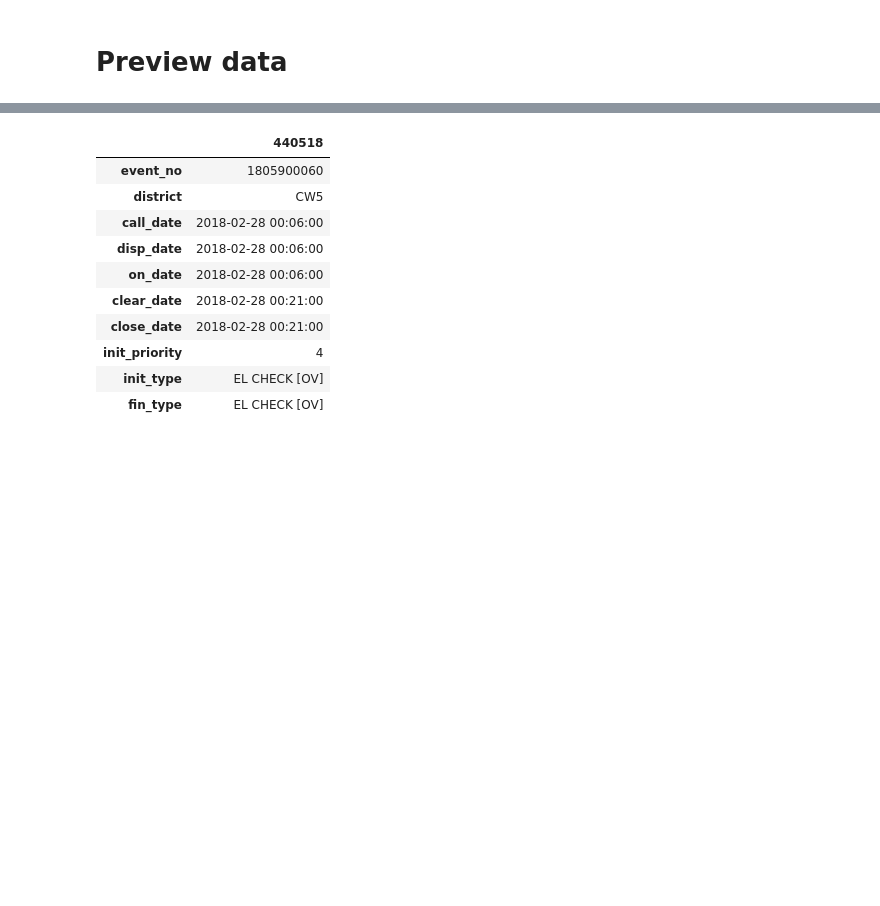
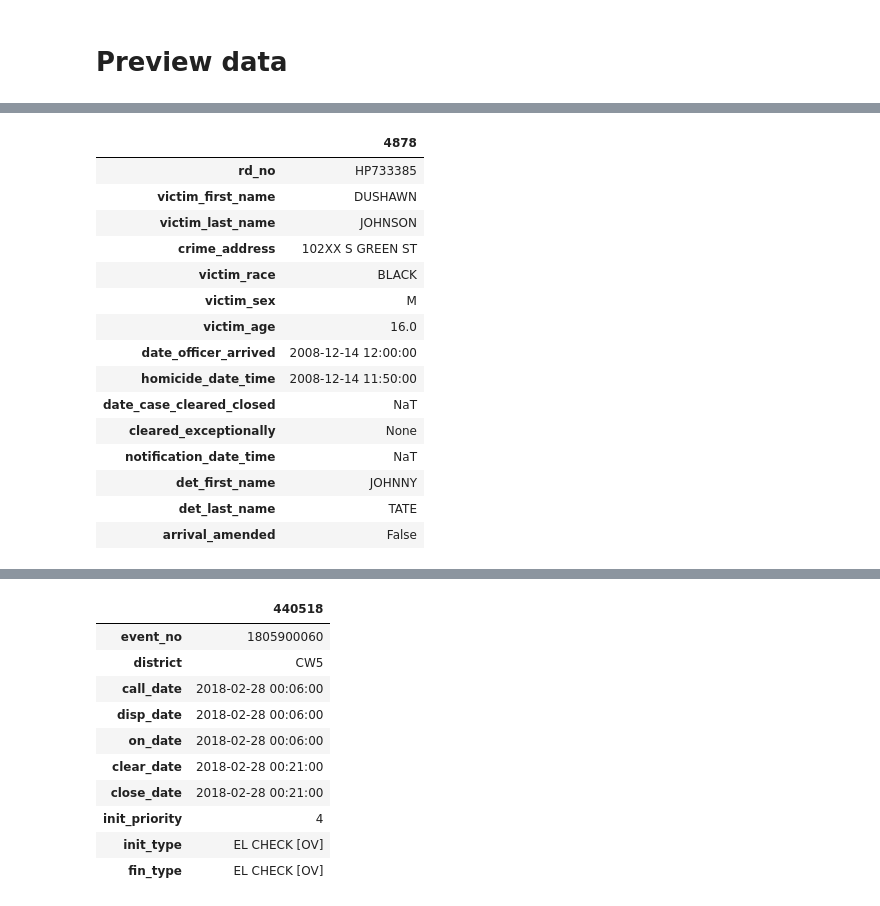
Before and after one commit to HRDAG/Chi-MP-data-story, a Jupyter notebook: notebooks/data_story_story.ipynb, the cells around one changed output, grey strips where cells are left out. Saved outputs shown, nothing was run; the diff lists cells and outputs as text; code cells hidden in the pictures; blank space fills up the shorter version.

```diff
--- a/notebooks/data_story_story.ipynb
+++ b/notebooks/data_story_story.ipynb
@@ -165,3 +165,22 @@ mp.sample().T
+# %%
+cpd_hom.sample().T
+# %% [output]
+|  | 4878 |
+| rd_no | HP733385 |
+| victim_first_name | DUSHAWN |
+| victim_last_name | JOHNSON |
+| crime_address | 102XX S GREEN ST |
+| victim_race | BLACK |
+| victim_sex | M |
+| victim_age | 16.0 |
+| date_officer_arrived | 2008-12-14 12:00:00 |
+| homicide_date_time | 2008-12-14 11:50:00 |
+| date_case_cleared_closed | NaT |
+| cleared_exceptionally | None |
+| notification_date_time | NaT |
+| det_first_name | JOHNNY |
+| det_last_name | TATE |
+| arrival_amended | False |
 # %% [markdown]
 ## Office of Emergency Management and Communication <a class="anchor" id="oemc"></a>
 
```
Also changed, not shown: parts of 15 cells of this notebook.
